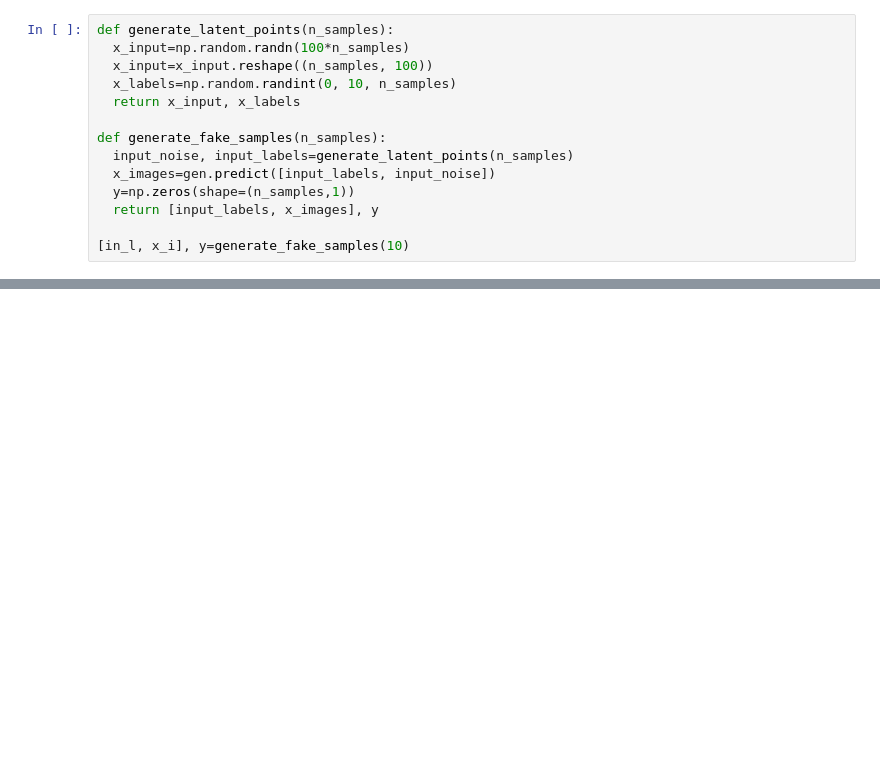
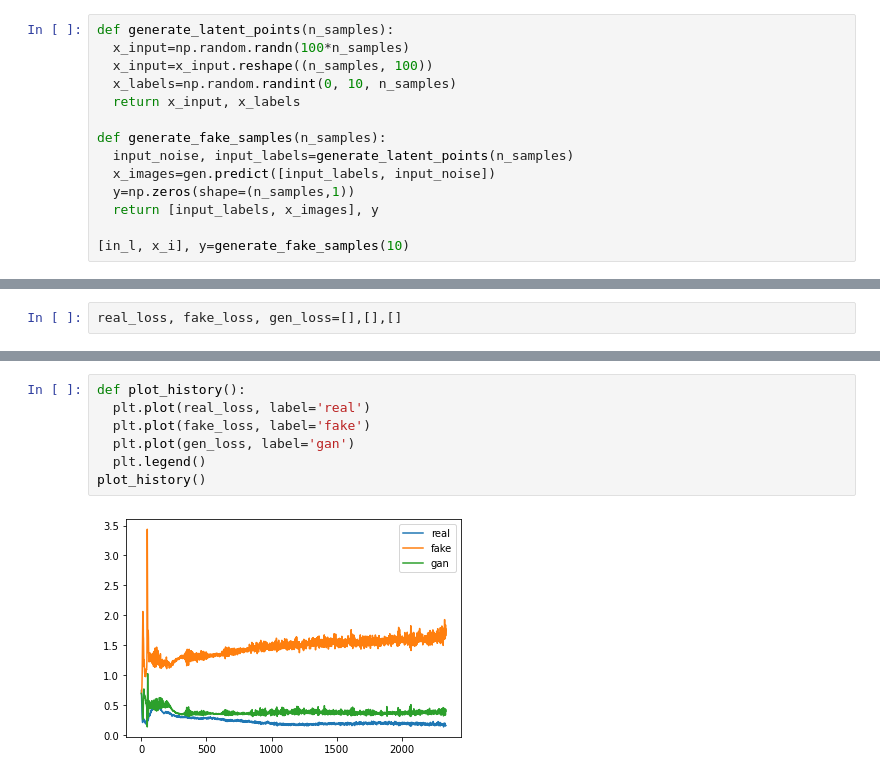
Before and after one commit to shivendr7/ml, a Jupyter notebook: cGAN_2(actual_implementation).ipynb, the cells around one changed output, grey strips where cells are left out. Saved outputs shown, nothing was run; the diff lists cells and outputs as text; blank space fills up the shorter version.

```diff
--- a/cGAN_2(actual_implementation).ipynb
+++ b/cGAN_2(actual_implementation).ipynb
@@ -190,3 +190,5 @@ in_l.shape, x_i.shape, y.shape
+# %%
+real_loss, fake_loss, gen_loss=[],[],[]
 # %%
 def train(epochs=100, n_batch=128):
   batch_per_epoch=train_images.shape[0]//n_batch
@@ -206,3 +229,12 @@ train(epochs=1)
+# %%
+def plot_history():
+  plt.plot(real_loss, label='real')
+  plt.plot(fake_loss, label='fake')
+  plt.plot(gen_loss, label='gan')
+  plt.legend()
+plot_history()
+# %% [output]
+[figure, added]
 # %%
 labels=np.random.randint(0,10,2)
 noise=np.random.randn(100*2)
```
Also changed, not shown: parts of 10 cells of this notebook.
